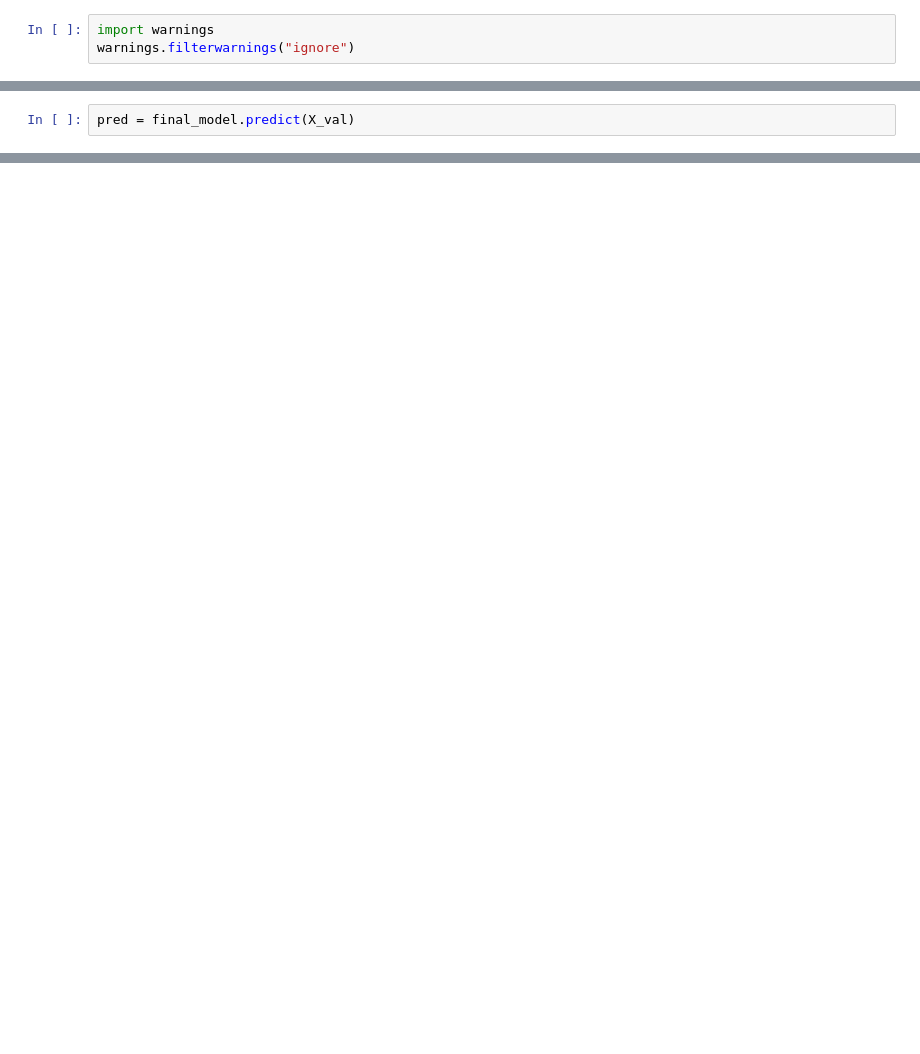
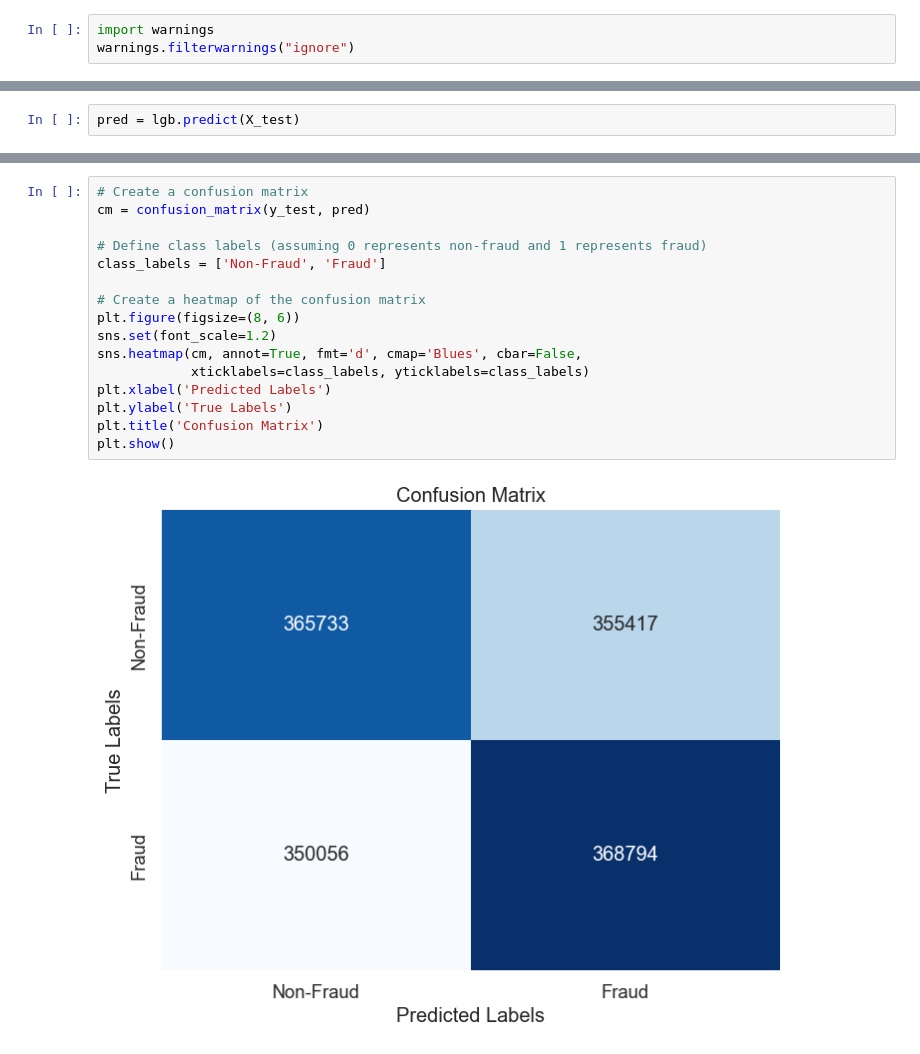
Before and after one commit to Favourj-bit/FBG_Datathon_submission, a Jupyter notebook: _FBG1200.ipynb, the cells around one changed output, grey strips where cells are left out. Drawn from its saved outputs; the diff is of its cells as text; blank space fills up the shorter version.

```diff
--- a/_FBG1200.ipynb
+++ b/_FBG1200.ipynb
@@ -483,3 +446,3 @@ LGBMClassifier()
 # %%
-pred = final_model.predict(X_val)
+pred = lgb.predict(X_test)
 # %%
@@ -491,2 +465,20 @@ print(acc)
+# %%
+# Create a confusion matrix
+cm = confusion_matrix(y_test, pred)
+
+# Define class labels (assuming 0 represents non-fraud and 1 represents fraud)
+class_labels = ['Non-Fraud', 'Fraud']
+
+# Create a heatmap of the confusion matrix
+plt.figure(figsize=(8, 6))
+sns.set(font_scale=1.2)
+sns.heatmap(cm, annot=True, fmt='d', cmap='Blues', cbar=False,
+            xticklabels=class_labels, yticklabels=class_labels)
+plt.xlabel('Predicted Labels')
+plt.ylabel('True Labels')
+plt.title('Confusion Matrix')
+plt.show()
+# %% [output]
+[figure, added]
 # %%
 # Get feature importances from the trained model
```
Also changed, not shown: parts of 40 cells of this notebook, 4 other files.
